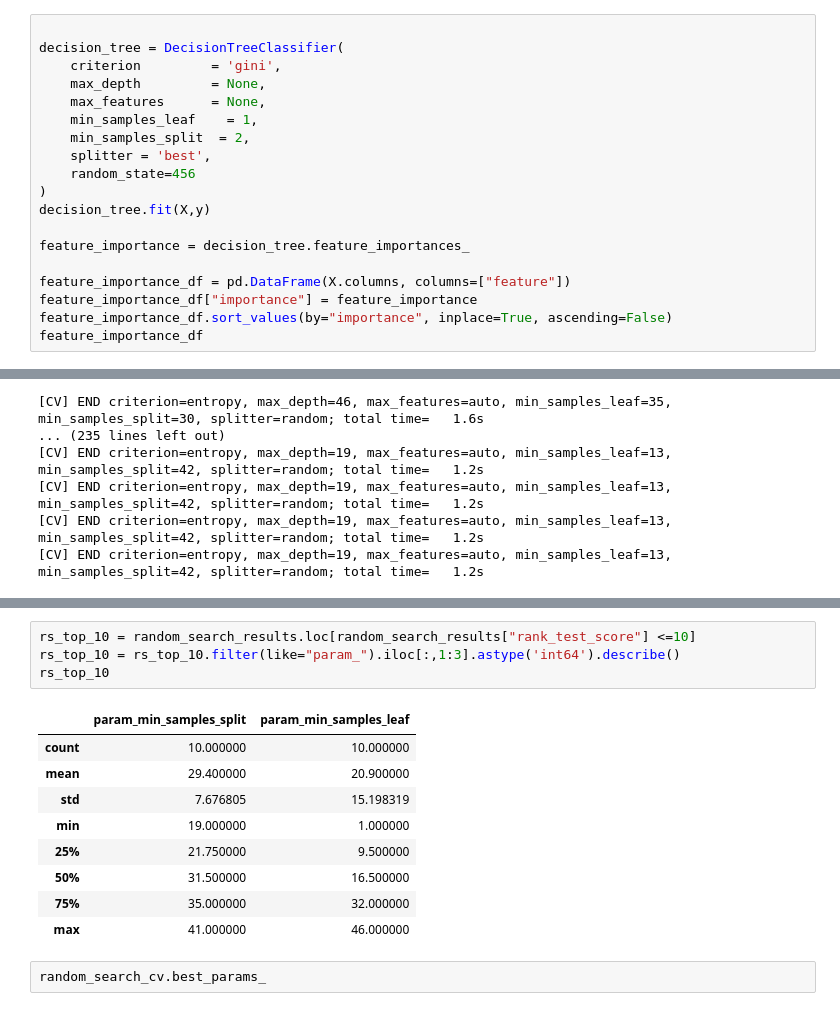
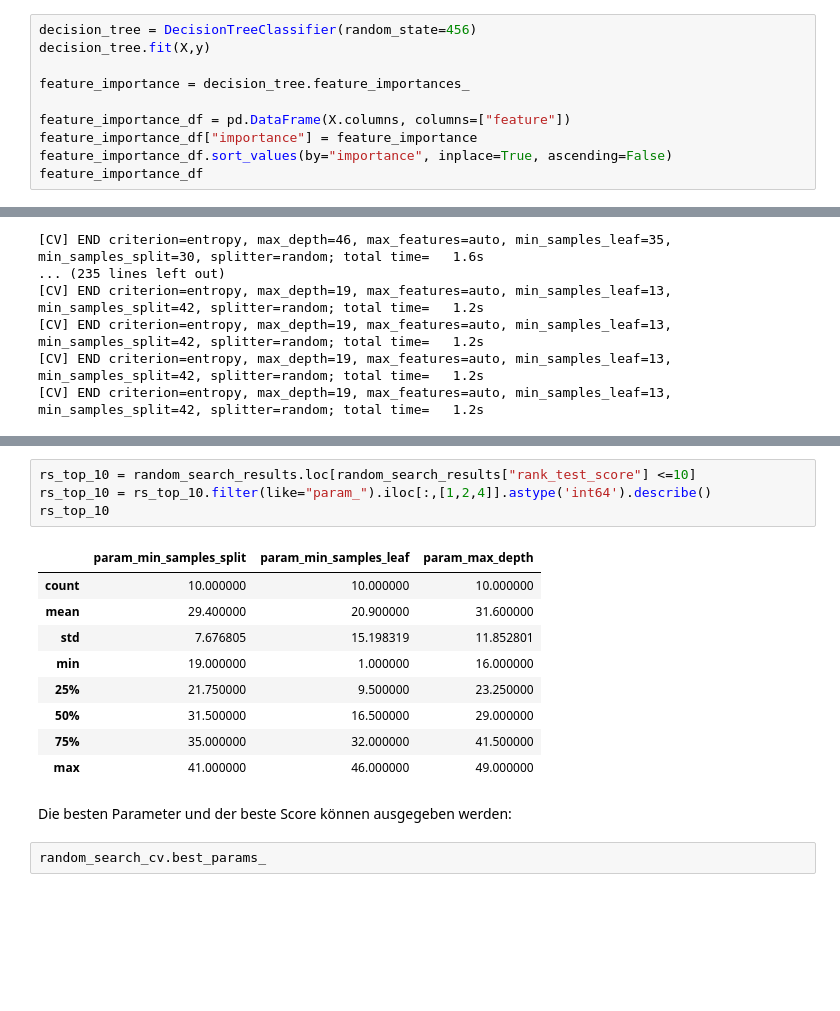
Before and after one commit to FelixSiegfriedRiedel/San-Francisco-Crime, a Jupyter notebook: crime.ipynb, the cells around one changed output, grey strips where cells are left out. Saved outputs shown, nothing was run; the diff lists cells and outputs as text; blank space fills up the shorter version.

```diff
--- a/crime.ipynb
+++ b/crime.ipynb
@@ -1011,14 +1017,5 @@ Nun stellt sich die Frage, wie wichtig die einzelnen Features sind.
 # %%
-
-decision_tree = DecisionTreeClassifier(
-    criterion         = 'gini',
-    max_depth         = None,
-    max_features      = None,
-    min_samples_leaf    = 1,
-    min_samples_split  = 2,
-    splitter = 'best',
-    random_state=456
-)
+decision_tree = DecisionTreeClassifier(random_state=456)
 decision_tree.fit(X,y)
 
 feature_importance = decision_tree.feature_importances_
@@ -1138,17 +1149,19 @@ random_search_results
 # %%
 rs_top_10 = random_search_results.loc[random_search_results["rank_test_score"] <=10]
-rs_top_10 = rs_top_10.filter(like="param_").iloc[:,1:3].astype('int64').describe()
+rs_top_10 = rs_top_10.filter(like="param_").iloc[:,[1,2,4]].astype('int64').describe()
 rs_top_10
 # %% [output]
-|  | param_min_samples_split | param_min_samples_leaf |
-| count | 10.000000 | 10.000000 |
-| mean | 29.400000 | 20.900000 |
-| std | 7.676805 | 15.198319 |
-| min | 19.000000 | 1.000000 |
-| 25% | 21.750000 | 9.500000 |
-| 50% | 31.500000 | 16.500000 |
-| 75% | 35.000000 | 32.000000 |
-| max | 41.000000 | 46.000000 |
+|  | param_min_samples_split | param_min_samples_leaf | param_max_depth |
+| count | 10.000000 | 10.000000 | 10.000000 |
+| mean | 29.400000 | 20.900000 | 31.600000 |
+| std | 7.676805 | 15.198319 | 11.852801 |
+| min | 19.000000 | 1.000000 | 16.000000 |
+| 25% | 21.750000 | 9.500000 | 23.250000 |
+| 50% | 31.500000 | 16.500000 | 29.000000 |
+| 75% | 35.000000 | 32.000000 | 41.500000 |
+| max | 41.000000 | 46.000000 | 49.000000 |
+# %% [markdown]
+Die besten Parameter und der beste Score können ausgegeben werden:
 # %%
 random_search_cv.best_params_
 # %% [output]
```
Also changed, not shown: parts of 51 cells of this notebook.
